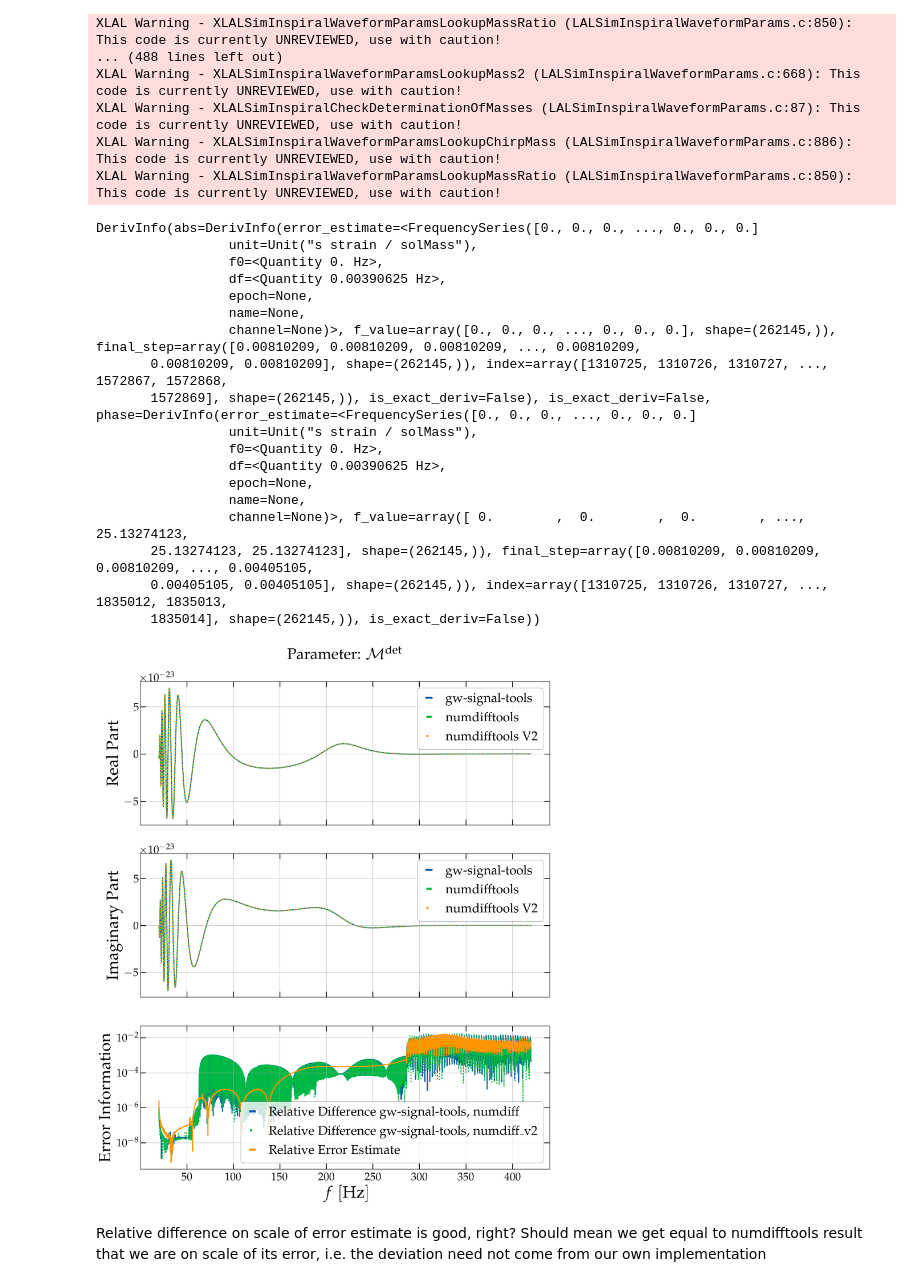
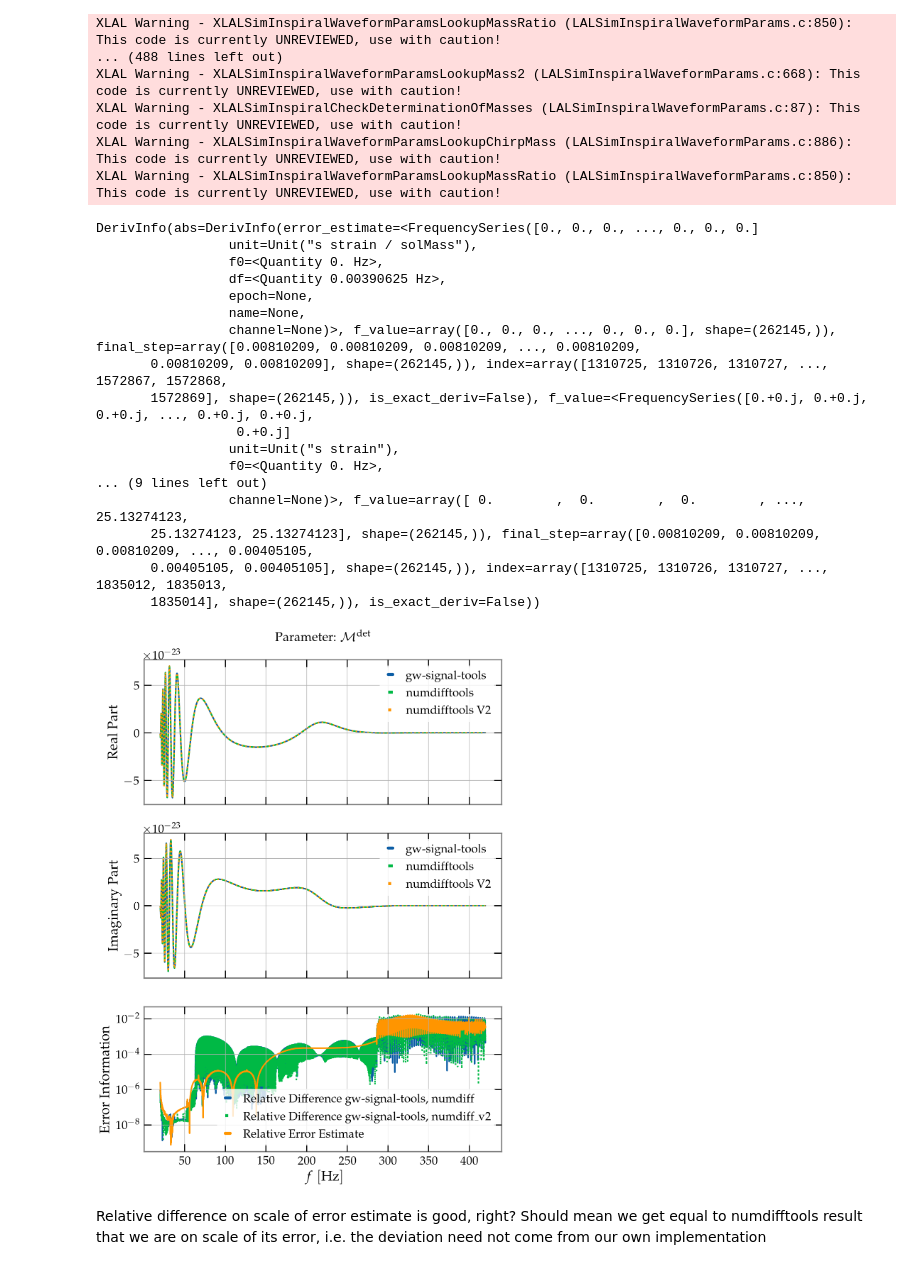
Before and after one commit to MaxMelching/gw-signal-tools, a Jupyter notebook: docs/tutorials/derivative_tests.ipynb, the cells around one changed output. Cells and saved outputs as stored; diff of their text form; code cells hidden in the pictures.

```diff
--- a/docs/tutorials/derivative_tests.ipynb
+++ b/docs/tutorials/derivative_tests.ipynb
@@ -62,6 +65,8 @@ wf_params = {
     'phi_ref': 0.0 * u.rad,
     'distance': 440.0 * u.Mpc,
     'inclination': 0.0 * u.rad,
+    'time': 0.0 * u.s,
+    'phase': 0.0 * u.rad,
     'condition': 0,
 }
 
@@ -71,7 +76,7 @@ approximant = 'IMRPhenomXPHM'
 # approximant = 'SEOBNRv4'
 
 # Initialize the generator
-wf_generator = get_wf_generator(approximant)
+wf_generator = time_phase_wrapper(get_wf_generator(approximant))
 # %%
 # param_to_vary = 'total_mass'
 param_to_vary = 'chirp_mass'
@@ -207,12 +212,11 @@ DerivInfo(abs=DerivInfo(error_estimate=<FrequencySeries([0., 0., 0., ..., 0., 0.
                  name=None,
                  channel=None)>, f_value=array([0., 0., 0., ..., 0., 0., 0.], shape=(262145,)), final_step=array([0.00810209, 0.00810209, 0.00810209, ..., 0.00810209,
        0.00810209, 0.00810209], shape=(262145,)), index=array([1310725, 1310726, 1310727, ..., 1572867, 1572868,
-       1572869], shape=(262145,)), is_exact_deriv=False), is_exact_deriv=False, phase=DerivInfo(error_estimate=<FrequencySeries([0., 0., 0., ..., 0., 0., 0.]
-                 unit=Unit("s strain / solMass"),
+       1572869], shape=(262145,)), is_exact_deriv=False), f_value=<FrequencySeries([0.+0.j, 0.+0.j, 0.+0.j, ..., 0.+0.j, 0.+0.j,
+                  0.+0.j]
+                 unit=Unit("s strain"),
                  f0=<Quantity 0. Hz>,
-                 df=<Quantity 0.00390625 Hz>,
-                 epoch=None,
-                 name=None,
+... (9 lines left out)
                  channel=None)>, f_value=array([ 0.        ,  0.        ,  0.        , ..., 25.13274123,
        25.13274123, 25.13274123], shape=(262145,)), final_step=array([0.00810209, 0.00810209, 0.00810209, ..., 0.00405105,
        0.00405105, 0.00405105], shape=(262145,)), index=array([1310725, 1310726, 1310727, ..., 1835012, 1835013,
@@ -224,7 +228,7 @@ DerivInfo(abs=DerivInfo(error_estimate=<FrequencySeries([0., 0., 0., ..., 0., 0.
 f_range = [f_min, 420.0 * u.Hz]
 
 
-fig, ax = plt.subplots(figsize=(20, 24), nrows=3, sharex=True)
+fig, ax = plt.subplots(figsize=(13, 18), nrows=3, sharex=True)
 
 ax[0,].plot(
     num_deriv_gw_signal.crop(start=f_range[0], end=f_range[1]).real,
@@ -273,34 +277,34 @@ ax[2,].plot(
 )
 
 ax[2,].plot(
     (deriv_nd_tools.error_estimate / num_deriv_nd_tools)
     .abs()
     .crop(start=f_range[0], end=f_range[1]),
     label='Relative Error Estimate',
 )
 
 
 # title = param_to_vary
 # title += f' ({par})' if ((par:=latexparams.get(param_to_vary, None)) is not None) else ''
 # title += ' derivative'
 title = f'Parameter: {latexparams.get(param_to_vary, param_to_vary)}'
 # fig.suptitle(title)
 ax[0,].set_title(title + '\n')
 
 ax[0,].set_ylabel('Real Part')
 ax[0,].legend()  # (ncols=3)
 
 ax[1,].set_ylabel('Imaginary Part')
 ax[1,].legend()  # (ncols=3)
 
 ax[2,].set_xlabel(r'$f \; [\mathrm{Hz}]$')
 ax[2,].set_yscale('log')
 ax[2,].set_ylabel('Error Information')
 ax[2,].legend()
 
 plt.show()
 # %% [output]
-[figure, old version]
+[figure, new version]
 # %% [markdown]
 Relative difference on scale of error estimate is good, right? Should mean we get equal to numdifftools result that we are on scale of its error, i.e. the deviation need not come from our own implementation
 # %%
```
Also changed, not shown: parts of 24 cells of this notebook.
